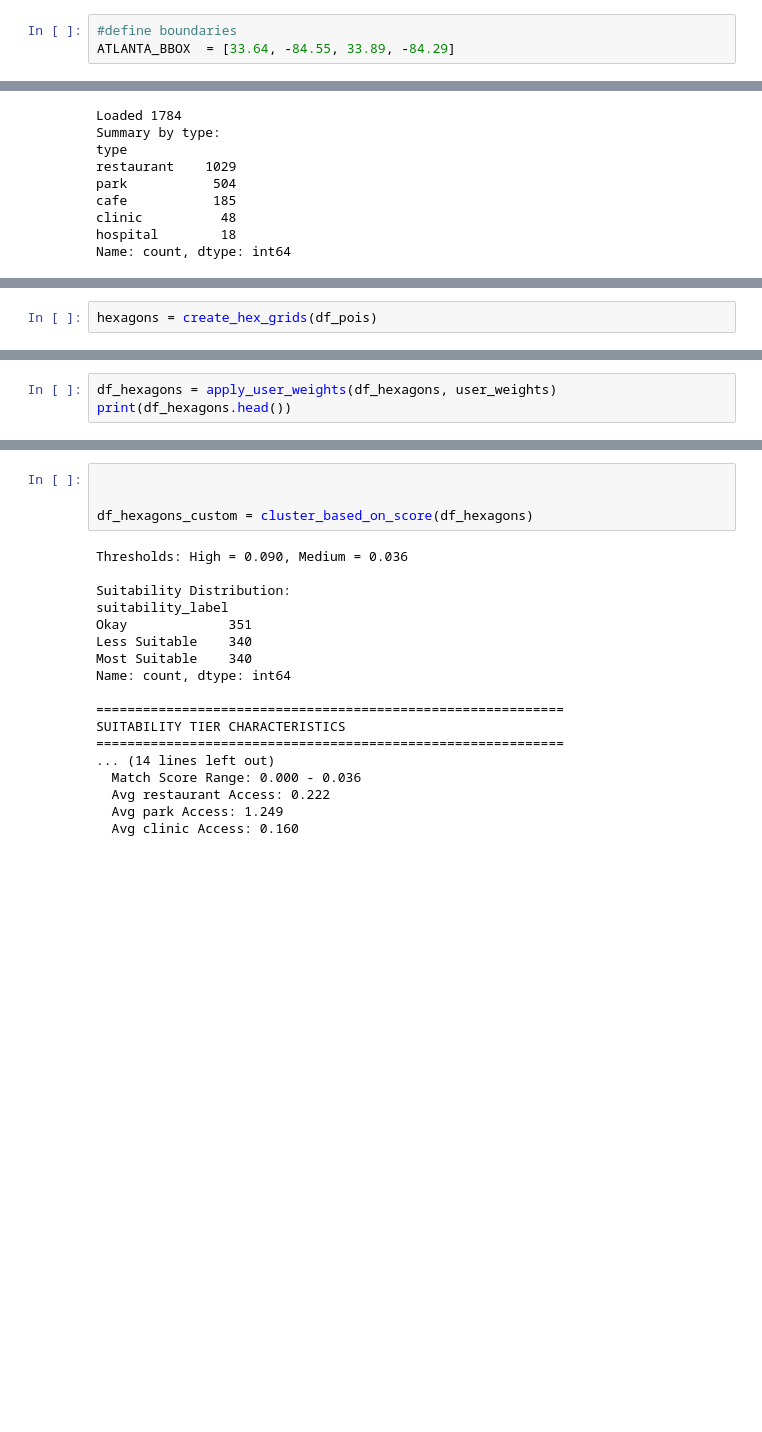
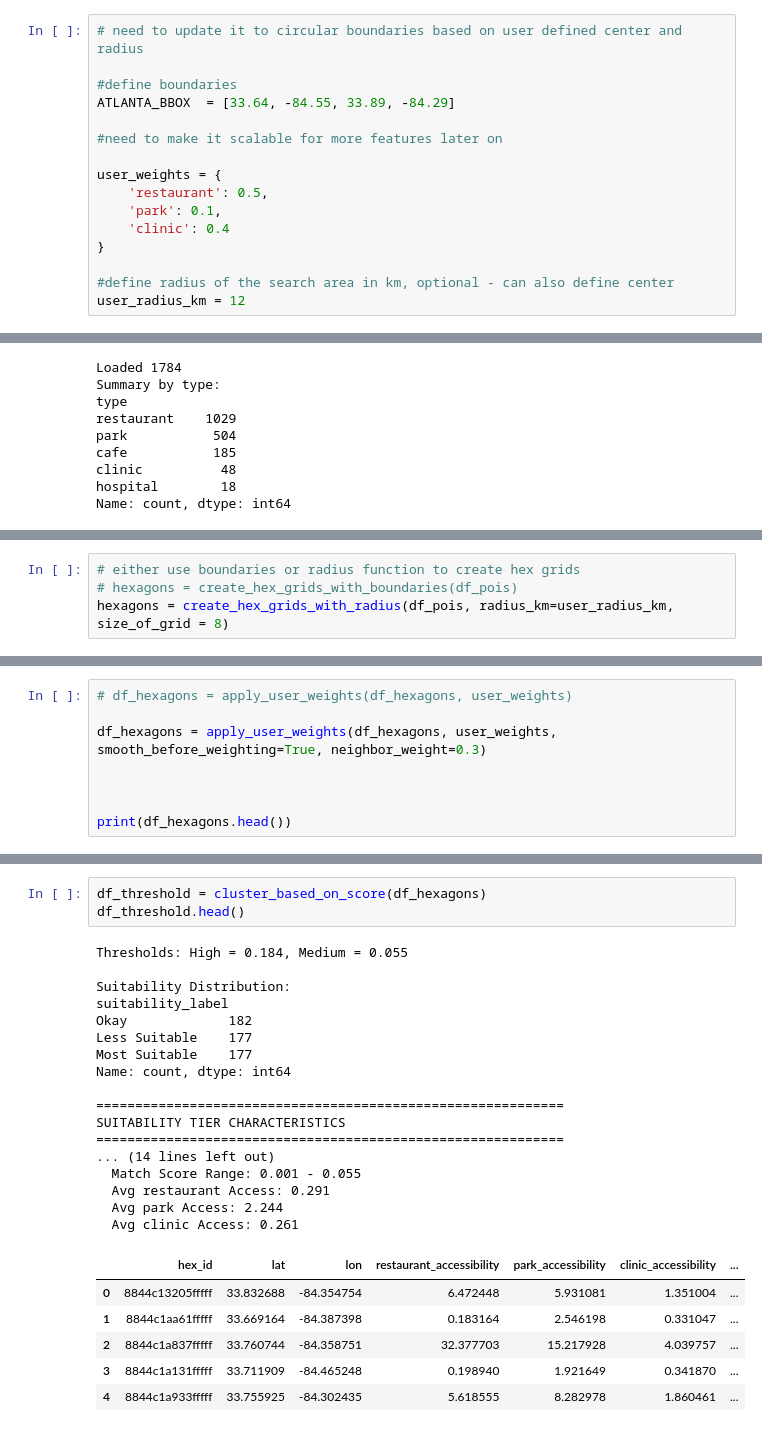
Before and after one commit to utkarsh-mhw/WhyHere, a Jupyter notebook: analysis.ipynb, the cells around one changed output, grey strips where cells are left out. Drawn from its saved outputs; the diff is of its cells as text; blank space fills up the shorter version.

Commit message:
Added DBSCAN, Spatial DBSCAN, added circular search area and  smoothened the map

```diff
--- a/analysis.ipynb
+++ b/analysis.ipynb
@@ -28,3 +36,16 @@ from visualization import *
 # %%
+# need to update it to circular boundaries based on user defined center and radius
+
 #define boundaries
 ATLANTA_BBOX  = [33.64, -84.55, 33.89, -84.29]
+
+#need to make it scalable for more features later on
+
+user_weights = {
+    'restaurant': 0.5,
+    'park': 0.1,
+    'clinic': 0.4
+}
+
+#define radius of the search area in km, optional - can also define center
+user_radius_km = 12
@@ -68,3 +85,5 @@ Name: count, dtype: int64
 # %%
-hexagons = create_hex_grids(df_pois)
+# either use boundaries or radius function to create hex grids
+# hexagons = create_hex_grids_with_boundaries(df_pois)
+hexagons = create_hex_grids_with_radius(df_pois, radius_km=user_radius_km, size_of_grid = 8)
 # %% [output]
@@ -100,4 +115,9 @@ user_weights = {
 # %%
-df_hexagons = apply_user_weights(df_hexagons, user_weights)
+# df_hexagons = apply_user_weights(df_hexagons, user_weights)
+
+df_hexagons = apply_user_weights(df_hexagons, user_weights, smooth_before_weighting=True, neighbor_weight=0.3)
+
+
+
 print(df_hexagons.head())
 # %% [output]
@@ -121,22 +143,27 @@ min         0.000000
 # %%
-
-
-df_hexagons_custom = cluster_based_on_score(df_hexagons)
+df_threshold = cluster_based_on_score(df_hexagons)
+df_threshold.head()
 # %% [output]
-Thresholds: High = 0.090, Medium = 0.036
+Thresholds: High = 0.184, Medium = 0.055
 
 Suitability Distribution:
 suitability_label
-Okay             351
-Less Suitable    340
-Most Suitable    340
+Okay             182
+Less Suitable    177
+Most Suitable    177
 Name: count, dtype: int64
 
 ============================================================
 SUITABILITY TIER CHARACTERISTICS
 ============================================================
 ... (14 lines left out)
-  Match Score Range: 0.000 - 0.036
-  Avg restaurant Access: 0.222
-  Avg park Access: 1.249
-  Avg clinic Access: 0.160
+  Match Score Range: 0.001 - 0.055
+  Avg restaurant Access: 0.291
+  Avg park Access: 2.244
+  Avg clinic Access: 0.261
+|  | hex_id | lat | lon | restaurant_accessibility | park_accessibility | clinic_accessibility | ... |
+| 0 | 8844c13205fffff | 33.832688 | -84.354754 | 6.472448 | 5.931081 | 1.351004 | ... |
+| 1 | 8844c1aa61fffff | 33.669164 | -84.387398 | 0.183164 | 2.546198 | 0.331047 | ... |
+| 2 | 8844c1a837fffff | 33.760744 | -84.358751 | 32.377703 | 15.217928 | 4.039757 | ... |
+| 3 | 8844c1a131fffff | 33.711909 | -84.465248 | 0.198940 | 1.921649 | 0.341870 | ... |
+| 4 | 8844c1a933fffff | 33.755925 | -84.302435 | 5.618555 | 8.282978 | 1.860461 | ... |
```
Also changed, not shown: parts of 30 cells of this notebook, 16 other files.
